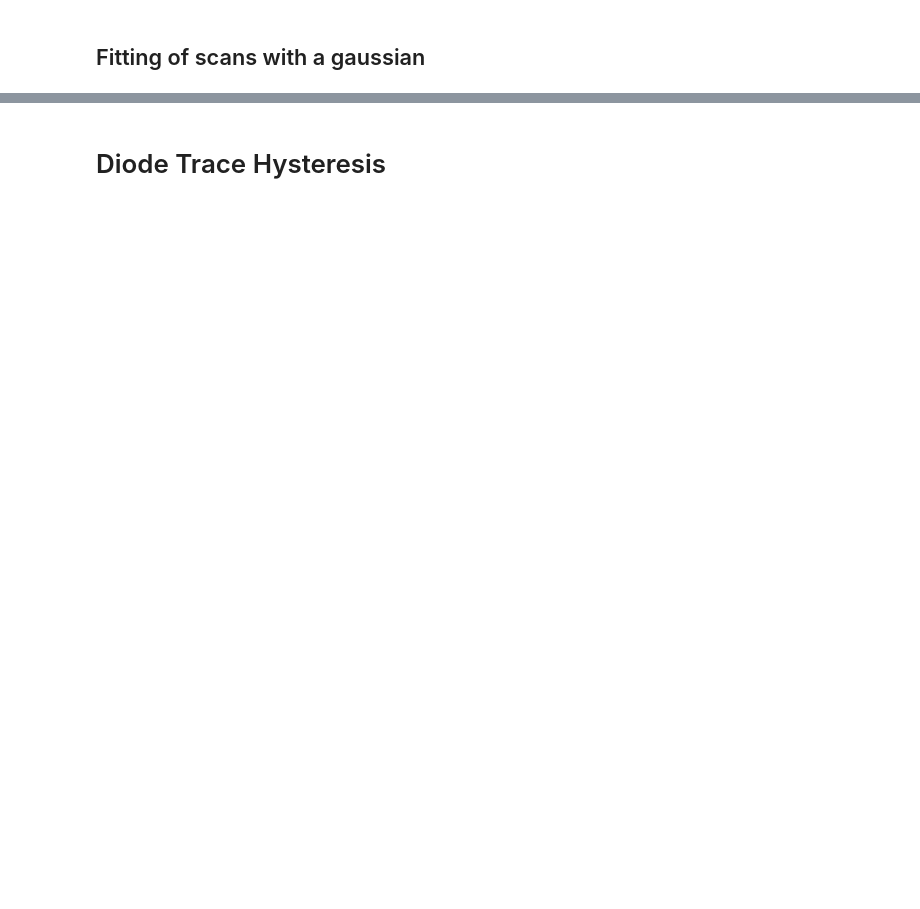
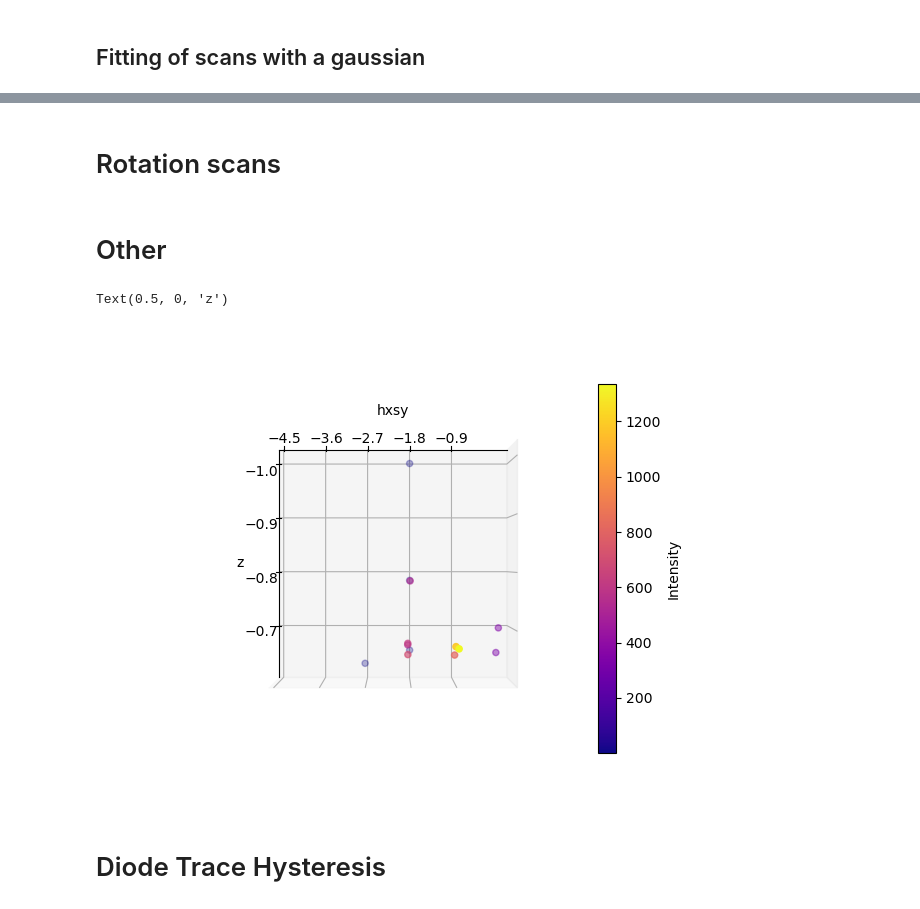
Before and after one commit to christopherklose/FTH-Phase_Retrieval, a Jupyter notebook: Diode_Scans.ipynb, the cells around one changed output, grey strips where cells are left out. Cells and saved outputs as stored; diff of their text form; code cells hidden in the pictures; blank space fills up the shorter version.

```diff
--- a/Diode_Scans.ipynb
+++ b/Diode_Scans.ipynb
@@ -324,0 +303,2 @@ Saving: /data/export/cklose/2308_PETRA_Skyrmion_CCI/Analysis/FTH_CDI/ScanId_0244
+# %% [markdown]
+# Rotation scans
@@ -324,0 +426,40 @@ Saving: /data/export/cklose/2308_PETRA_Skyrmion_CCI/Analysis/FTH_CDI/ScanId_0244
+# %% [markdown]
+# Other
+# %%
+data = {}
+data["pinhole_z"] = [77,76.4,75.4,75.4,75.4,75.4,76.4,76.4,74.5,74.5,74.5,73,73.3]
+data["hxsy"] = [-1.7899,-1.7899,-1.8416,-0.8942,0.0412,-2.7531,-1.8394,-0.8712,-0.9145,0.0196,-1.8595,-1.8046,-1.8]
+data["hxsz"] = [-0.784,-0.784,-0.6728,-0.6718,-0.6986,-0.6308,-0.6695,-0.6693,-0.6538,-0.6537,-0.6535,-0.6552,-1]
+data["transmission"] = [0.4,540,617,1185,346,0.8,545,1337,816,326,701,0.2,0.2]
+# %%
+data_xr = xr.Dataset()
+data_xr["pinhole_z"] = xr.DataArray(data["pinhole_z"],dims=["index"])
+data_xr["hxsz"] = xr.DataArray(data["hxsz"],dims=["index"])
+data_xr["hxsy"] = xr.DataArray(data["hxsy"],dims=["index"])
+data_xr["hxsy"] = np.round(2*data_xr["hxsy"],1)/2
+data_xr["transmission"] = xr.DataArray(data["transmission"],dims=["index"])
+data_xr["z"] = data_xr["hxsz"]  + data_xr["hxsy"]
+data_xr["z"] = np.round(2*data_xr["z"],1)/2
+# %%
+colors = np.array(data_xr["transmission"].values)  # Assign z values as colors
+norm = plt.Normalize(colors.min(), colors.max())  # Normalize the colors
+cmap = plt.cm.plasma  # Choose a colormap (you can change it to any colormap you prefer)
+
+# Plot the points with colors based on z values
+#sc = ax.scatter(x, y, z, c=colors, cmap=cmap, marker='o', s=100)
+# %%
+#fig, ax = plt.subplots()
+fig = plt.figure()
+ax = fig.add_subplot(projection='3d')
+sc = ax.scatter(data_xr["hxsz"].values,data_xr["hxsy"].values ,data_xr["transmission"].values/data_xr["transmission"].max().values,c = colors,cmap=cmap)
+ax.view_init(elev=90, azim=0)
+ax.set_yticks(np.arange(-4.5,0,0.9))
+ax.set_zticks([])
+ax.zaxis.line.set_visible(False)
+cbar = fig.colorbar(sc, ax=ax)
+cbar.set_label('Intensity')
+ax.set_ylabel("hxsy")
+ax.set_xlabel("z")
+# %% [output]
+Text(0.5, 0, 'z')
+[figure, added]
```
Also changed, not shown: parts of 13 cells of this notebook, 5 other files.
